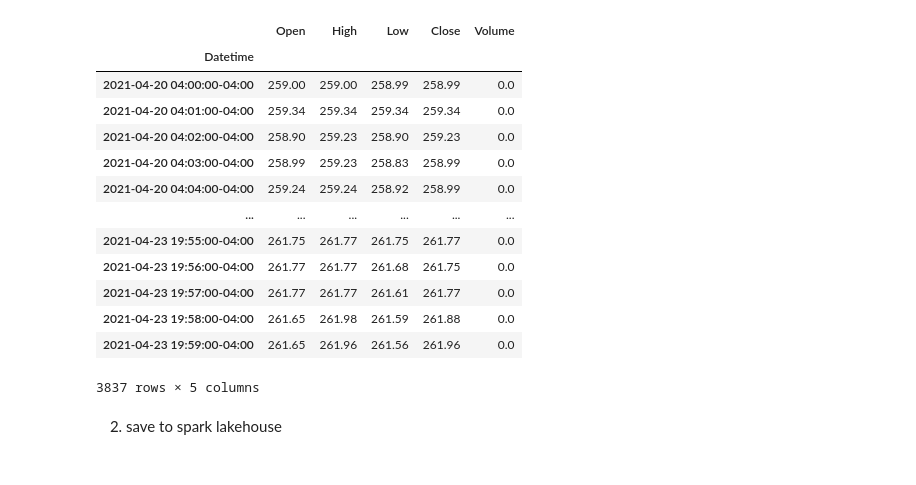
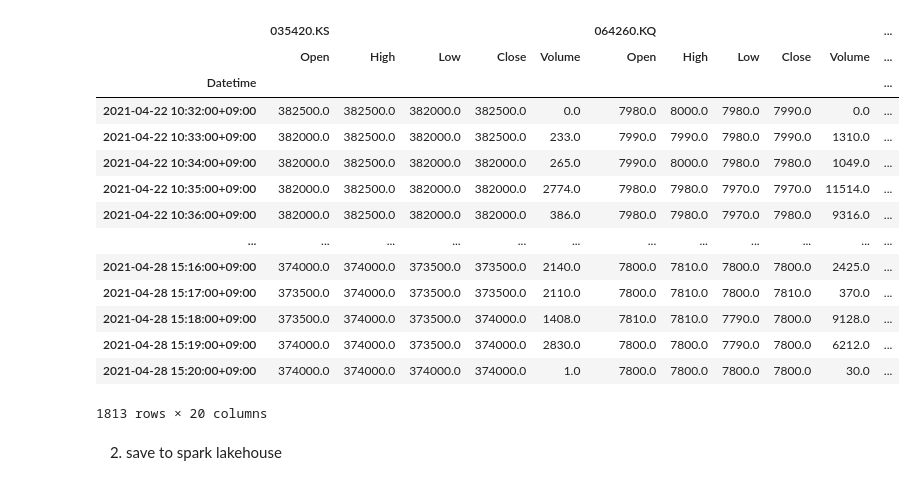
Before and after one commit to holictoweb/python_finance_analysis, a Jupyter notebook: backtrader/toone_backtrading_01.ipynb, the cells around one changed output. Cells and saved outputs as stored; diff of their text form; code cells hidden in the pictures.

```diff
--- a/backtrader/toone_backtrading_01.ipynb
+++ b/backtrader/toone_backtrading_01.ipynb
@@ -14,0 +23,5 @@ spark = SparkSession.builder.appName("toone_trader_01").getOrCreate()
+# %%
+target_list = ["005930.KS", '068270.KS', '035420.KS', '064260.KQ']
+
+#target_list = "SPY AAPL MSFT"
+target_str = ' '.join(target_list)
@@ -15,15 +34,17 @@ spark = SparkSession.builder.appName("toone_trader_01").getOrCreate()
 # %%
+
 #7일 전까지만 지정 가능
-targate_date = datetime.now(timezone.utc) + timedelta(hours=-9) - timedelta(days=7)
+targate_date = datetime.now(timezone.utc) + timedelta(hours=-9) - timedelta(days=6)
 print(targate_date)
 sdate = targate_date
-sdate = datetime(2021, 4,20)
-edate = datetime(2021, 4,22)
+
+#sdate = datetime(2021, 4,20)
 #edate = datetime.(2021, 3,31)
 
-data = yf.download(  # or pdr.get_data_yahoo(...
+pdf_min = yf.download(  # or pdr.get_data_yahoo(...
   # tickers list or string as well
-  tickers = "SPY AAPL MSFT",
+  #tickers = "SPY AAPL MSFT",
+  tickers = target_str,
 
   # use "period" instead of start/end
   # valid periods: 1d,5d,1mo,3mo,6mo,1y,2y,5y,10y,ytd,max
@@ -81,19 +84,26 @@ data
-# %%
-data['MSFT']
-# %% [output]
-|  | Open | High | Low | Close | Volume |
-| Datetime |  |  |  |  |  |
-| 2021-04-20 04:00:00-04:00 | 259.00 | 259.00 | 258.99 | 258.99 | 0.0 |
-| 2021-04-20 04:01:00-04:00 | 259.34 | 259.34 | 259.34 | 259.34 | 0.0 |
-| 2021-04-20 04:02:00-04:00 | 258.90 | 259.23 | 258.90 | 259.23 | 0.0 |
-| 2021-04-20 04:03:00-04:00 | 258.99 | 259.23 | 258.83 | 258.99 | 0.0 |
-| 2021-04-20 04:04:00-04:00 | 259.24 | 259.24 | 258.92 | 258.99 | 0.0 |
-| ... | ... | ... | ... | ... | ... |
-| 2021-04-23 19:55:00-04:00 | 261.75 | 261.77 | 261.75 | 261.77 | 0.0 |
-| 2021-04-23 19:56:00-04:00 | 261.77 | 261.77 | 261.68 | 261.75 | 0.0 |
-| 2021-04-23 19:57:00-04:00 | 261.77 | 261.77 | 261.61 | 261.77 | 0.0 |
-| 2021-04-23 19:58:00-04:00 | 261.65 | 261.98 | 261.59 | 261.88 | 0.0 |
-| 2021-04-23 19:59:00-04:00 | 261.65 | 261.96 | 261.56 | 261.96 | 0.0 |
-3837 rows × 5 columns
+# %%
+# test check data
+
+#pdf_min['005930.KS'].reset_index().assign( Code = '005930.KS')
+
+#pdf_min.reset_index()
+
+pdf_min
+# %% [output]
+|  | 035420.KS |  |  |  |  | 064260.KQ |  |  |  |  | ... |
+|  | Open | High | Low | Close | Volume | Open | High | Low | Close | Volume | ... |
+| Datetime |  |  |  |  |  |  |  |  |  |  | ... |
+| 2021-04-22 10:32:00+09:00 | 382500.0 | 382500.0 | 382000.0 | 382500.0 | 0.0 | 7980.0 | 8000.0 | 7980.0 | 7990.0 | 0.0 | ... |
+| 2021-04-22 10:33:00+09:00 | 382000.0 | 382500.0 | 382000.0 | 382500.0 | 233.0 | 7990.0 | 7990.0 | 7980.0 | 7990.0 | 1310.0 | ... |
+| 2021-04-22 10:34:00+09:00 | 382000.0 | 382500.0 | 382000.0 | 382000.0 | 265.0 | 7990.0 | 8000.0 | 7980.0 | 7980.0 | 1049.0 | ... |
+| 2021-04-22 10:35:00+09:00 | 382000.0 | 382500.0 | 382000.0 | 382000.0 | 2774.0 | 7980.0 | 7980.0 | 7970.0 | 7970.0 | 11514.0 | ... |
+| 2021-04-22 10:36:00+09:00 | 382000.0 | 382500.0 | 382000.0 | 382000.0 | 386.0 | 7980.0 | 7980.0 | 7970.0 | 7980.0 | 9316.0 | ... |
+| ... | ... | ... | ... | ... | ... | ... | ... | ... | ... | ... | ... |
+| 2021-04-28 15:16:00+09:00 | 374000.0 | 374000.0 | 373500.0 | 373500.0 | 2140.0 | 7800.0 | 7810.0 | 7800.0 | 7800.0 | 2425.0 | ... |
+| 2021-04-28 15:17:00+09:00 | 373500.0 | 374000.0 | 373500.0 | 373500.0 | 2110.0 | 7800.0 | 7810.0 | 7800.0 | 7810.0 | 370.0 | ... |
+| 2021-04-28 15:18:00+09:00 | 373500.0 | 374000.0 | 373500.0 | 374000.0 | 1408.0 | 7810.0 | 7810.0 | 7790.0 | 7800.0 | 9128.0 | ... |
+| 2021-04-28 15:19:00+09:00 | 374000.0 | 374000.0 | 373500.0 | 374000.0 | 2830.0 | 7800.0 | 7800.0 | 7790.0 | 7800.0 | 6212.0 | ... |
+| 2021-04-28 15:20:00+09:00 | 374000.0 | 374000.0 | 374000.0 | 374000.0 | 1.0 | 7800.0 | 7800.0 | 7800.0 | 7800.0 | 30.0 | ... |
+1813 rows × 20 columns
 # %% [markdown]
 2. save to spark lakehouse
```
Also changed, not shown: parts of 17 cells of this notebook.
